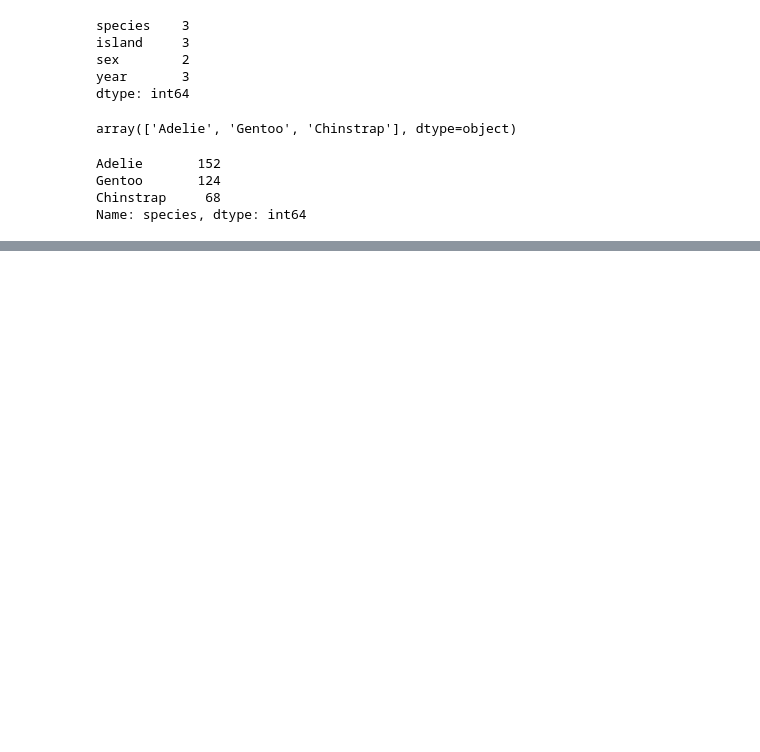
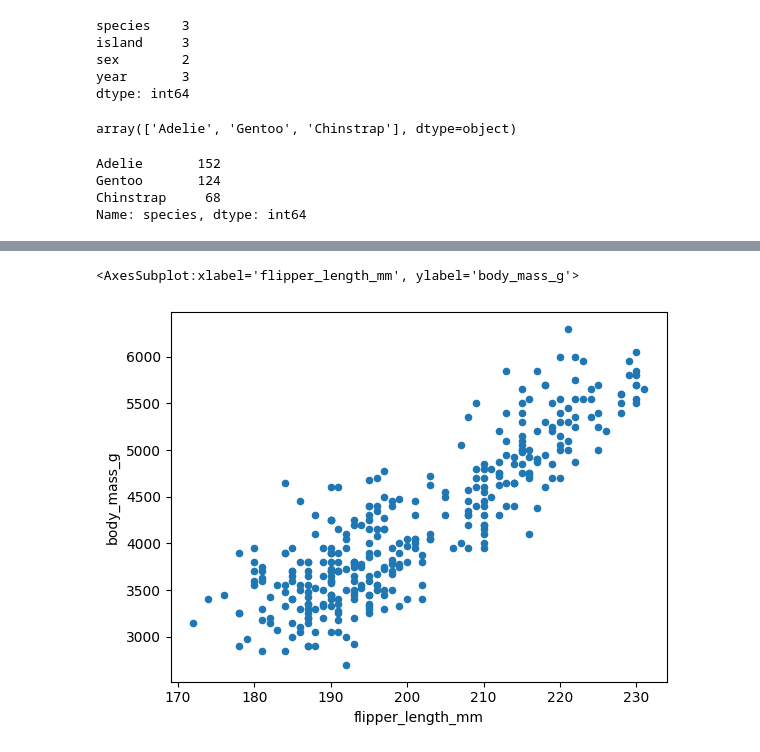
Before and after one commit to kaimorquecho/eds220-2025-in-class, a Jupyter notebook: week-2-basic-plotting.ipynb, the cells around one changed output, grey strips where cells are left out. Cells and saved outputs as stored; diff of their text form; code cells hidden in the pictures; blank space fills up the shorter version.

Commit message:
finished review of basic plotting

```diff
--- a/week-2-basic-plotting.ipynb
+++ b/week-2-basic-plotting.ipynb
@@ -327,0 +340,7 @@ Name: species, dtype: int64
+# %%
+penguins.plot(kind = 'scatter',
+             x = 'flipper_length_mm',
+             y = 'body_mass_g')
+# %% [output]
+<AxesSubplot:xlabel='flipper_length_mm', ylabel='body_mass_g'>
+[figure, added]
```
Also changed, not shown: parts of 13 cells of this notebook.
